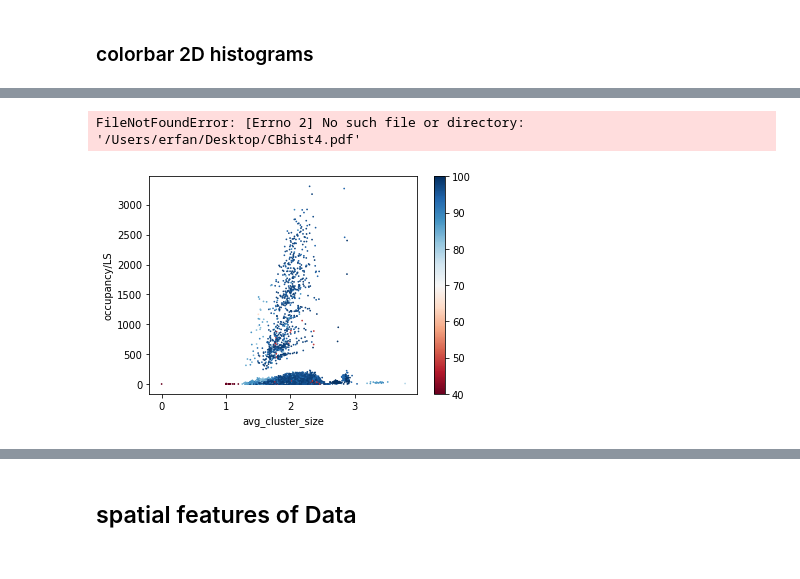
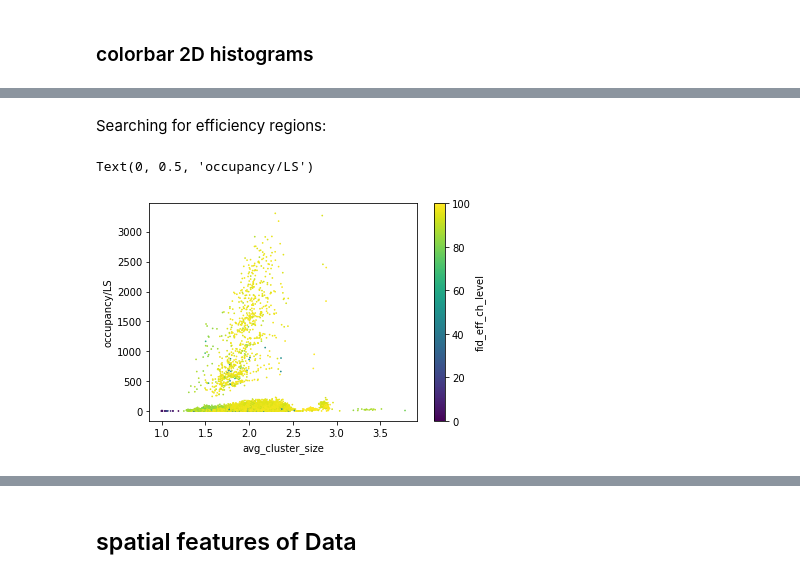
Before and after one commit to mikasmichelevicius/CMS_RPC_efficiency, a Jupyter notebook: EDA_Collisions.ipynb, the cells around one changed output, grey strips where cells are left out. Drawn from its saved outputs; the diff is of its cells as text; code cells hidden in the pictures.

Commit message:
EDA updated for new data

```diff
--- a/EDA_Collisions.ipynb
+++ b/EDA_Collisions.ipynb
@@ -66,6 +62,7 @@ df[df['avg_multiplicity'] >= 4]
 # %%
-#droping the row with avg_multiplicity 41 (outlier)
-i = df[df['avg_multiplicity'] >= 4].index
+i = df[df['fid_eff_ch_level'] == 0].index
+df = df.drop(i)
+i = df[(df['occupancy'] == 0) & (df['fid_eff_ch_level'] != 0)].index
 df = df.drop(i)
 df.shape[0]
 # %% [output]
@@ -246,18 +146,17 @@ df_hist.head()
+# %% [markdown]
+Searching for efficiency regions:
 # %%
-# from the histogram we can conclude that occupancy/LS and avg_cluster_size
-# seem to be good features to divide the data with efficiency 70-90 and 90-100
-# and data points with low efficiency are randomly distributed
-cm = plt.cm.get_cmap('RdBu')
+cm = plt.cm.get_cmap('viridis')
 name2 = 'occupancy/LS'
 name1 = 'avg_cluster_size'
 x = np.array(df[name1])
 y = np.array(df[name2])
 z = np.array(df['fid_eff_ch_level'])
-sc = plt.scatter(x, y, c=z, vmin=40, vmax=100, s=0.5, cmap=cm)
-plt.colorbar(sc)
+sc = plt.scatter(x, y, c=z, vmin=0, vmax=100, s=0.5, cmap=cm)
+cbar = plt.colorbar(sc)
+cbar.set_label('fid_eff_ch_level')
 plt.xlabel(name1)
 plt.ylabel(name2)
-plt.savefig('/Users/erfan/Desktop/CBhist4.pdf')
 # %% [output]
-FileNotFoundError: [Errno 2] No such file or directory: '/Users/erfan/Desktop/CBhist4.pdf'
+Text(0, 0.5, 'occupancy/LS')
-[figure, old version]
+[figure, new version]
```
Also changed, not shown: parts of 30 cells of this notebook, 1 other file.
